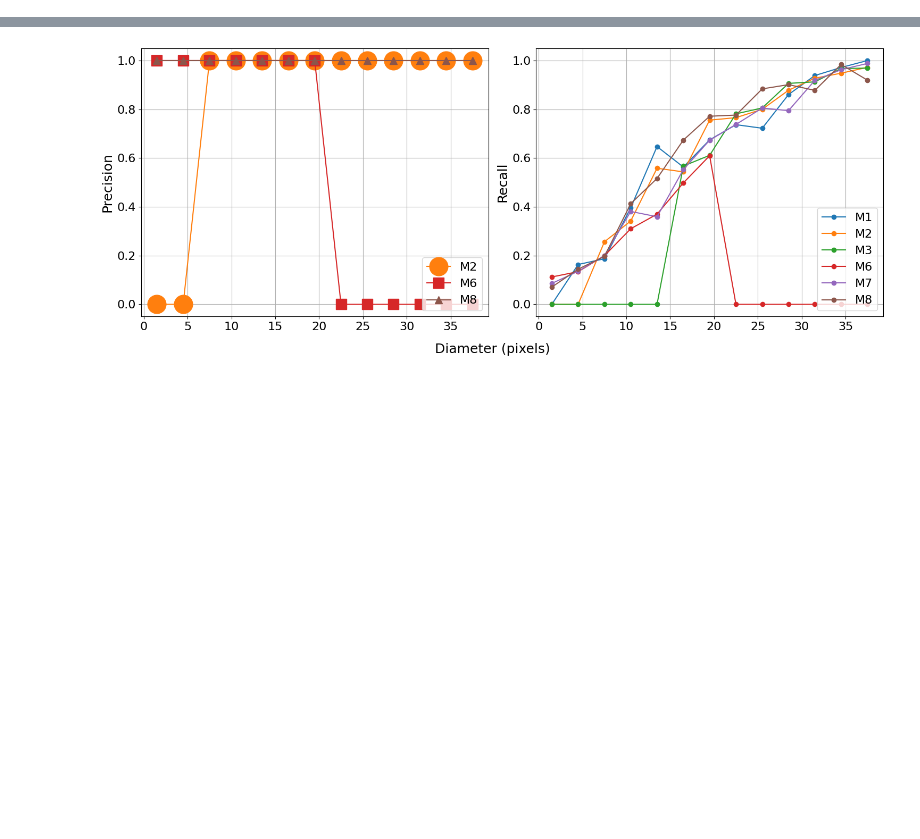
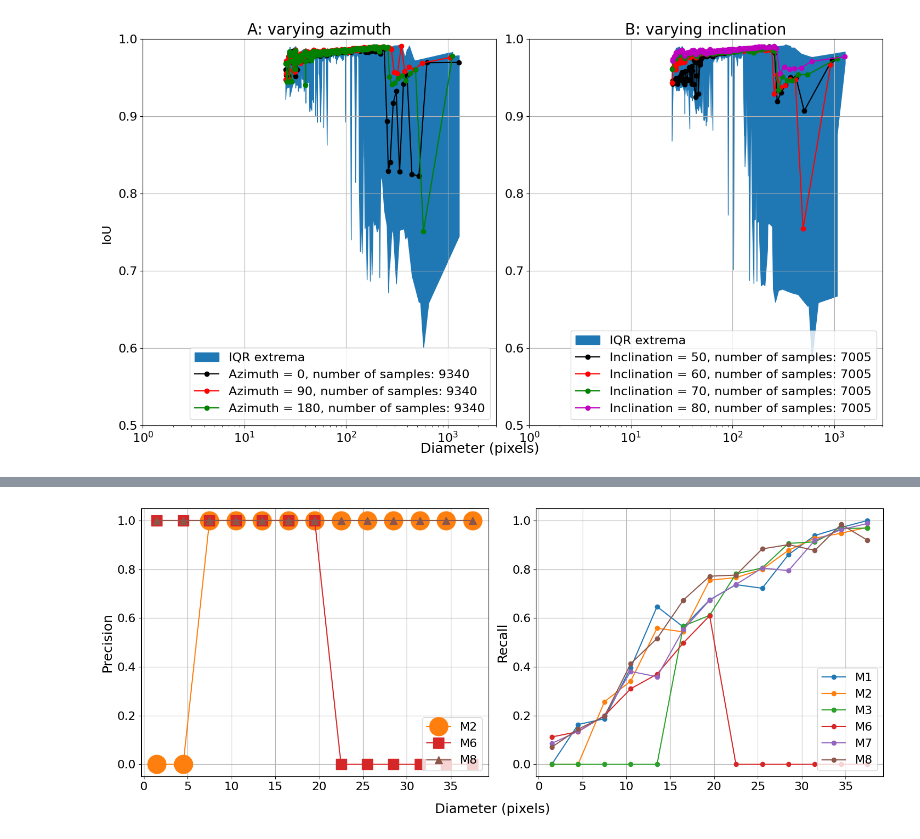
Before and after one commit to UP-RS-ESP/OrthoSAM, a Jupyter notebook: code/synthetic_testing/points_ac_ran_synth_shadow.ipynb, the cells around one changed output, grey strips where cells are left out. Cells and saved outputs as stored; diff of their text form; code cells hidden in the pictures; blank space fills up the shorter version.

```diff
--- a/code/synthetic_testing/points_ac_ran_synth_shadow.ipynb
+++ b/code/synthetic_testing/points_ac_ran_synth_shadow.ipynb
@@ -639,0 +523,96 @@ plt.show()
+# %%
+def binned_iou_median_IQR(DS_pths_list, title_label, color, bin_size=100):
+    all_area = []
+    all_iou = []
+
+    for pth in DS_pths_list:
+        d = np.load(pth, allow_pickle=True).item()
+        area = np.array(d.get('area'))
+        iou = np.abs(np.array(d.get('iou')))
+
+        valid = iou > 0
+        all_area.append(np.log10(area[valid]))
+        all_iou.append(iou[valid])
+
+    area = np.concatenate(all_area)
+    iou = np.concatenate(all_iou)
+
+    # Sort by area for consistent binning
+    sort_idx = np.argsort(area)
+    area = area[sort_idx]
+    iou = iou[sort_idx]
+
+    iou_median = []
+    iou_upperIQR = []
+    iou_lowerIQR = []
+    bin_centers = []
+    num_bins = len(area) // bin_size
+
+    for n in range(num_bins):
+        start_idx = n * bin_size
+        end_idx = start_idx + bin_size if n < num_bins - 1 else len(area)
+        bin_iou = iou[start_idx:end_idx]
+        bin_area = area[start_idx:end_idx]
+
+        iou_median.append(np.median(bin_iou))
+        iou_upperIQR.append(np.percentile(bin_iou, 75))
+        iou_lowerIQR.append(np.percentile(bin_iou, 25))
+        bin_centers.append(np.mean(bin_area))
+
+    bin_centers = [(np.sqrt(10 ** c / np.pi) / 0.2) * 2 for c in bin_centers]
+    total_samples = sum([len(np.load(p, allow_pickle=True).item()['area']) for p in DS_pths_list])
+    return bin_centers, iou_upperIQR, iou_lowerIQR, iou_median, total_samples
+
+def DSL_binned_iou_median_IQR(DS, label_L, cl, bin_size=100):
+    stack_area,stack_median, list_num_sample=[],[],[]
+
+    for i in range(len(DS)):
+        ds_area,UIQR,LIQR,median, num_sample=binned_iou_median_IQR(DS[i], label_L[i], cl[i], bin_size)
+
+        stack_area.append(ds_area)
+        stack_median.append(median)
+        list_num_sample.append(num_sample)
+        #upperIQR.append(UIQR)
+        #lowerIQR.append(LIQR)
+        plt.fill_between(ds_area,LIQR, UIQR, color='tab:blue', alpha=1, label='IQR extrema')
+    for i in range(len(DS)):
+        plt.plot(stack_area[i], stack_median[i], '-o', label=label_L[i]+f', number of samples: {list_num_sample[i]}', color=cl[i])
+    handles, labels = plt.gca().get_legend_handles_labels()
+    plt.xlabel('Diameter (pixels)', fontsize=18)
+    plt.ylim(0.5, 1)
+    plt.xlim(1, 3000)
+    plt.xscale('log')
+    plt.ylabel('IoU', fontsize=18)
+    plt.xticks(fontsize=16)
+    plt.yticks(fontsize=16)
+    plt.grid()
+    plt.legend(handles=handles[-len(DS)-1:],loc='lower right', fontsize=16)
+DS=[s02[0:4], s02[4:8], s02[8:12]]
+cl=['k','r','g','m','b','c']
+label_L=['Azimuth = 0','Azimuth = 90','Azimuth = 180']
+
+plt.figure(figsize=(15, 8))
+bin_size=50
+plt.subplot(1,2,1)
+DSL_binned_iou_median_IQR(DS, label_L, cl, bin_size=bin_size)
+plt.title('A: varying azimuth', fontsize=20)
+plt.xlabel('')
+plt.ylabel('')
+#plt.title(f'Median IoU binned by number of samples (shaded area: IQR), bin size = {bin_size}')
+
+DS=[[s02[i+n] for i in [0, 4, 8]] for n in range(4)]
+cl=['k','r','g','m']
+label_L=['Inclination = 50','Inclination = 60','Inclination = 70','Inclination = 80']
+plt.subplot(1,2,2)
+DSL_binned_iou_median_IQR(DS, label_L, cl, bin_size=bin_size)
+plt.title('B: varying inclination', fontsize=20)
+plt.ylabel('')
+plt.xlabel('')
+
+plt.figtext(0.5, 0.0, 'Diameter (pixels)', ha='center', fontsize=18)
+plt.gcf().text(0.04, 0.5, 'IoU', fontsize=16, rotation=90, va='center')
+plt.tight_layout(rect=[0.05, 0, 1, 1])
+#plt.savefig('figure/meadian_binned_iou_bw_b100.png')
+plt.show()
+# %% [output]
+[figure, added]
```
Also changed, not shown: parts of 31 cells of this notebook, 10 other files.
